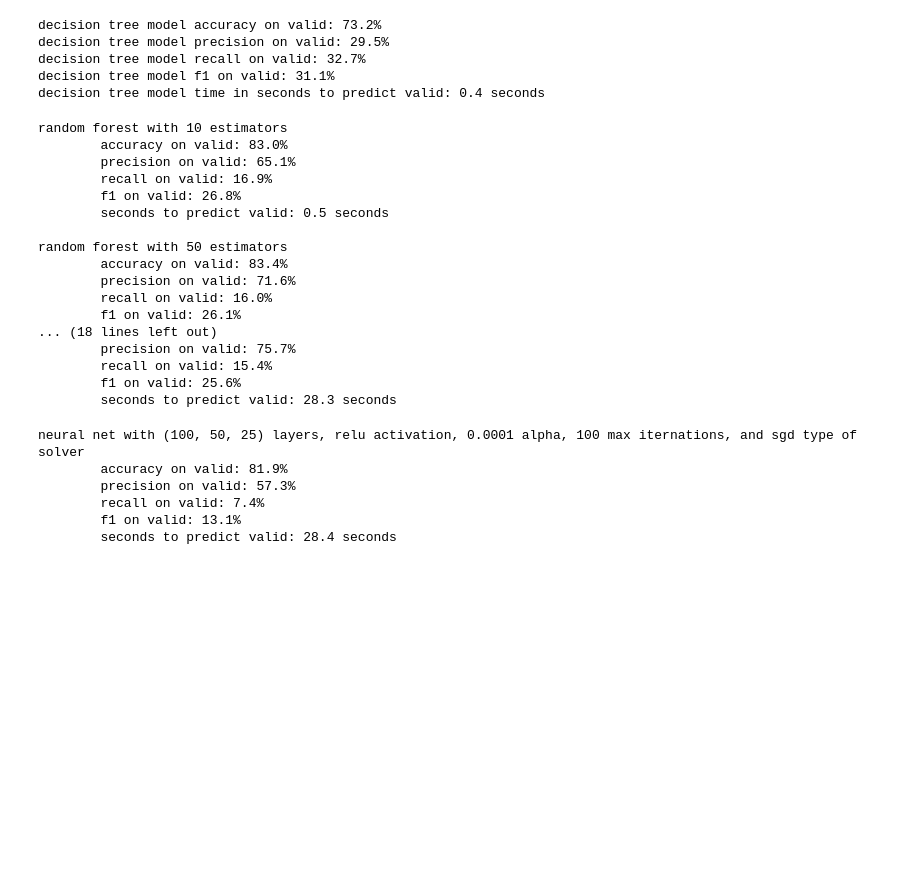
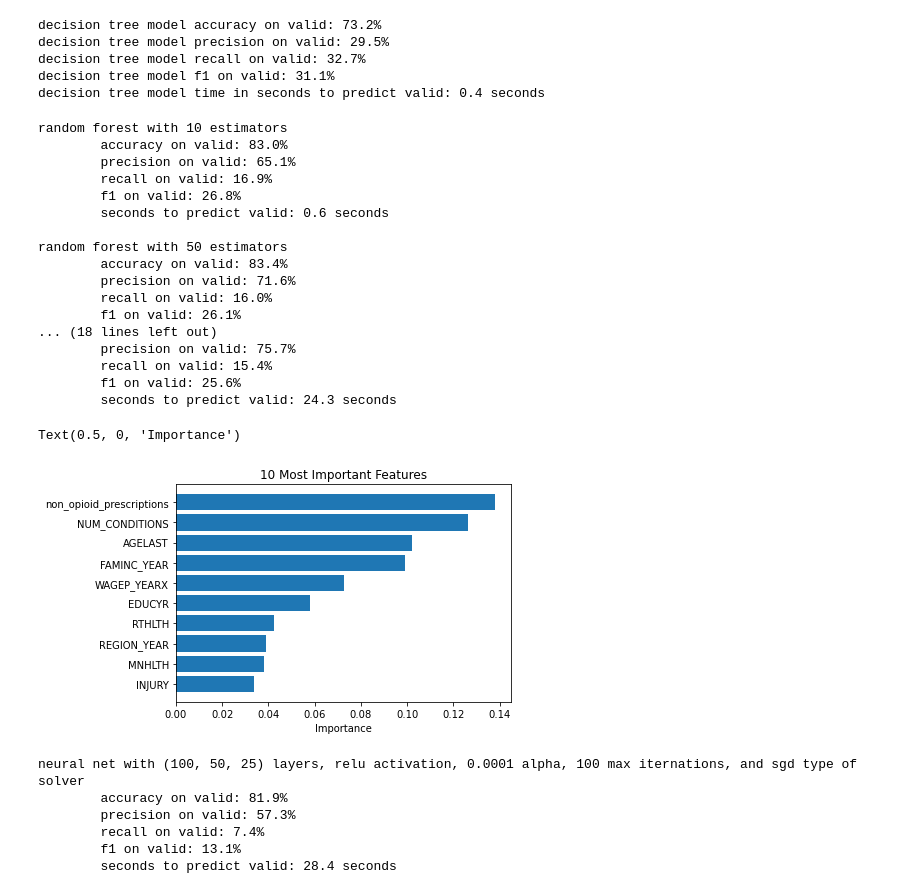
Before and after one commit to angelathe/classifying-opioid-use, a Jupyter notebook: models.ipynb, the cells around one changed output. Cells and saved outputs as stored; diff of their text form; code cells hidden in the pictures; blank space fills up the shorter version.

Commit message:
Added feature importance graph

```diff
--- a/models.ipynb
+++ b/models.ipynb
@@ -110,6 +120,7 @@ random_forest_accuracy_scores = []
 random_forest_precision_scores = []
 random_forest_recall_scores = []
 random_forest_f1_scores = []
+max_acc = 0
 for estimator in [10,50,100,250,500]:
     start_time = time.time()
     forest_model = RandomForestClassifier(random_state = 0, n_jobs = 1, n_estimators = estimator, class_weight = 'balanced')
@@ -121,37 +132,50 @@ for estimator in [10,50,100,250,500]:
     forest_model_precision = precision_score(y_valid, y_predict)
     forest_model_recall = recall_score(y_valid, y_predict)
     forest_model_f1 = f1_score(y_valid, y_predict)
+    if forest_model_accuracy > max_acc:
+        importances = forest_model.feature_importances_
+
 
     random_forest_times.append(forest_model_time)
     random_forest_accuracy_scores.append(forest_model_accuracy)
     random_forest_precision_scores.append(forest_model_precision)
     random_forest_recall_scores.append(forest_model_recall)
     random_forest_f1_scores.append(forest_model_f1)
 
     print(f'\nrandom forest with {estimator} estimators')
     print(f"\taccuracy on valid: {forest_model_accuracy*100:.1f}%")
     print(f"\tprecision on valid: {forest_model_precision*100:.1f}%")
     print(f"\trecall on valid: {forest_model_recall*100:.1f}%")
     print(f"\tf1 on valid: {forest_model_f1*100:.1f}%")
     print(f'\tseconds to predict valid: {forest_model_time:.1f} seconds')
+
+indices = np.argsort(importances)
+fig, ax = plt.subplots()
+ax.barh(range(0,10), importances[indices[-10:]])
+ax.set_yticks(range(0,10))
+_ = ax.set_yticklabels(np.array(exog_vars.columns)[indices[-10:]])
+plt.title('10 Most Important Features')
+plt.xlabel('Importance')
 # %% [output]
 random forest with 10 estimators
         accuracy on valid: 83.0%
         precision on valid: 65.1%
         recall on valid: 16.9%
         f1 on valid: 26.8%
-        seconds to predict valid: 0.5 seconds
+        seconds to predict valid: 0.6 seconds
 
 random forest with 50 estimators
         accuracy on valid: 83.4%
         precision on valid: 71.6%
         recall on valid: 16.0%
         f1 on valid: 26.1%
 ... (18 lines left out)
         precision on valid: 75.7%
         recall on valid: 15.4%
         f1 on valid: 25.6%
-        seconds to predict valid: 28.3 seconds
+        seconds to predict valid: 24.3 seconds
+Text(0.5, 0, 'Importance')
+[figure, added]
 # %%
 ### Model 4-Neural Net ###
 nn_times = []
```
Also changed, not shown: parts of 1 cell of this notebook.
